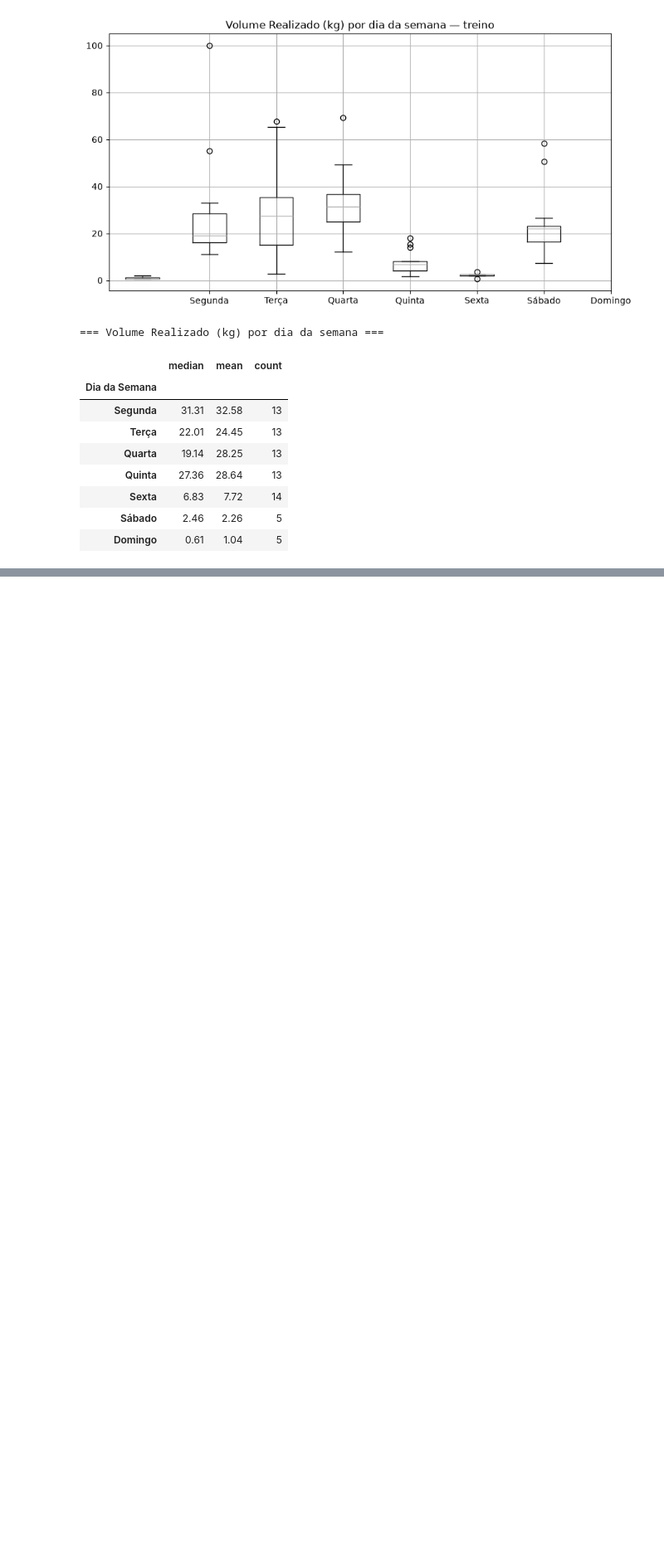
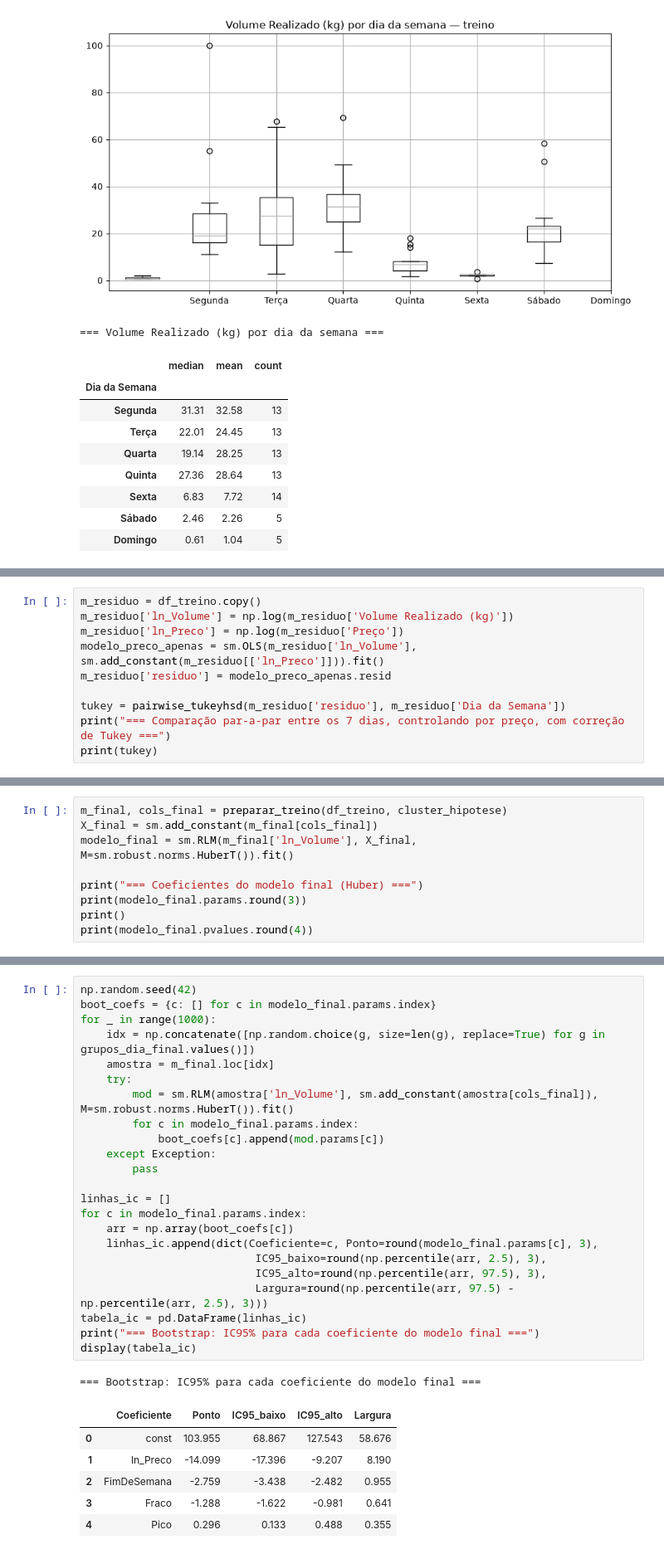
Before and after one commit to natfaria/202602-resolucao_problemas, a Jupyter notebook: notebooks/01-EDA-regressao_robusta.ipynb, the cells around one changed output, grey strips where cells are left out. Shown at 83% size. Drawn from its saved outputs; the diff is of its cells as text; blank space fills up the shorter version.

```diff
--- a/notebooks/01-EDA-regressao_robusta.ipynb
+++ b/notebooks/01-EDA-regressao_robusta.ipynb
@@ -970,0 +322,10 @@ Ficam registradas, ainda assim, limitações que a convergência de resultados n
+# %%
+m_residuo = df_treino.copy()
+m_residuo['ln_Volume'] = np.log(m_residuo['Volume Realizado (kg)'])
+m_residuo['ln_Preco'] = np.log(m_residuo['Preço'])
+modelo_preco_apenas = sm.OLS(m_residuo['ln_Volume'], sm.add_constant(m_residuo[['ln_Preco']])).fit()
+m_residuo['residuo'] = modelo_preco_apenas.resid
+
+tukey = pairwise_tukeyhsd(m_residuo['residuo'], m_residuo['Dia da Semana'])
+print("=== Comparação par-a-par entre os 7 dias, controlando por preço, com correção de Tukey ===")
+print(tukey)
@@ -970,0 +716,9 @@ Ficam registradas, ainda assim, limitações que a convergência de resultados n
+# %%
+m_final, cols_final = preparar_treino(df_treino, cluster_hipotese)
+X_final = sm.add_constant(m_final[cols_final])
+modelo_final = sm.RLM(m_final['ln_Volume'], X_final, M=sm.robust.norms.HuberT()).fit()
+
+print("=== Coeficientes do modelo final (Huber) ===")
+print(modelo_final.params.round(3))
+print()
+print(modelo_final.pvalues.round(4))
@@ -970,0 +804,31 @@ Ficam registradas, ainda assim, limitações que a convergência de resultados n
+# %%
+np.random.seed(42)
+boot_coefs = {c: [] for c in modelo_final.params.index}
+for _ in range(1000):
+    idx = np.concatenate([np.random.choice(g, size=len(g), replace=True) for g in grupos_dia_final.values()])
+    amostra = m_final.loc[idx]
+    try:
+        mod = sm.RLM(amostra['ln_Volume'], sm.add_constant(amostra[cols_final]), M=sm.robust.norms.HuberT()).fit()
+        for c in modelo_final.params.index:
+            boot_coefs[c].append(mod.params[c])
+    except Exception:
+        pass
+
+linhas_ic = []
+for c in modelo_final.params.index:
+    arr = np.array(boot_coefs[c])
+    linhas_ic.append(dict(Coeficiente=c, Ponto=round(modelo_final.params[c], 3),
+                           IC95_baixo=round(np.percentile(arr, 2.5), 3),
+                           IC95_alto=round(np.percentile(arr, 97.5), 3),
+                           Largura=round(np.percentile(arr, 97.5) - np.percentile(arr, 2.5), 3)))
+tabela_ic = pd.DataFrame(linhas_ic)
+print("=== Bootstrap: IC95% para cada coeficiente do modelo final ===")
+display(tabela_ic)
+# %% [output]
+=== Bootstrap: IC95% para cada coeficiente do modelo final ===
+|  | Coeficiente | Ponto | IC95_baixo | IC95_alto | Largura |
+| 0 | const | 103.955 | 68.867 | 127.543 | 58.676 |
+| 1 | ln_Preco | -14.099 | -17.396 | -9.207 | 8.190 |
+| 2 | FimDeSemana | -2.759 | -3.438 | -2.482 | 0.955 |
+| 3 | Fraco | -1.288 | -1.622 | -0.981 | 0.641 |
+| 4 | Pico | 0.296 | 0.133 | 0.488 | 0.355 |
```
Also changed, not shown: parts of 95 cells of this notebook, 1 other file.
